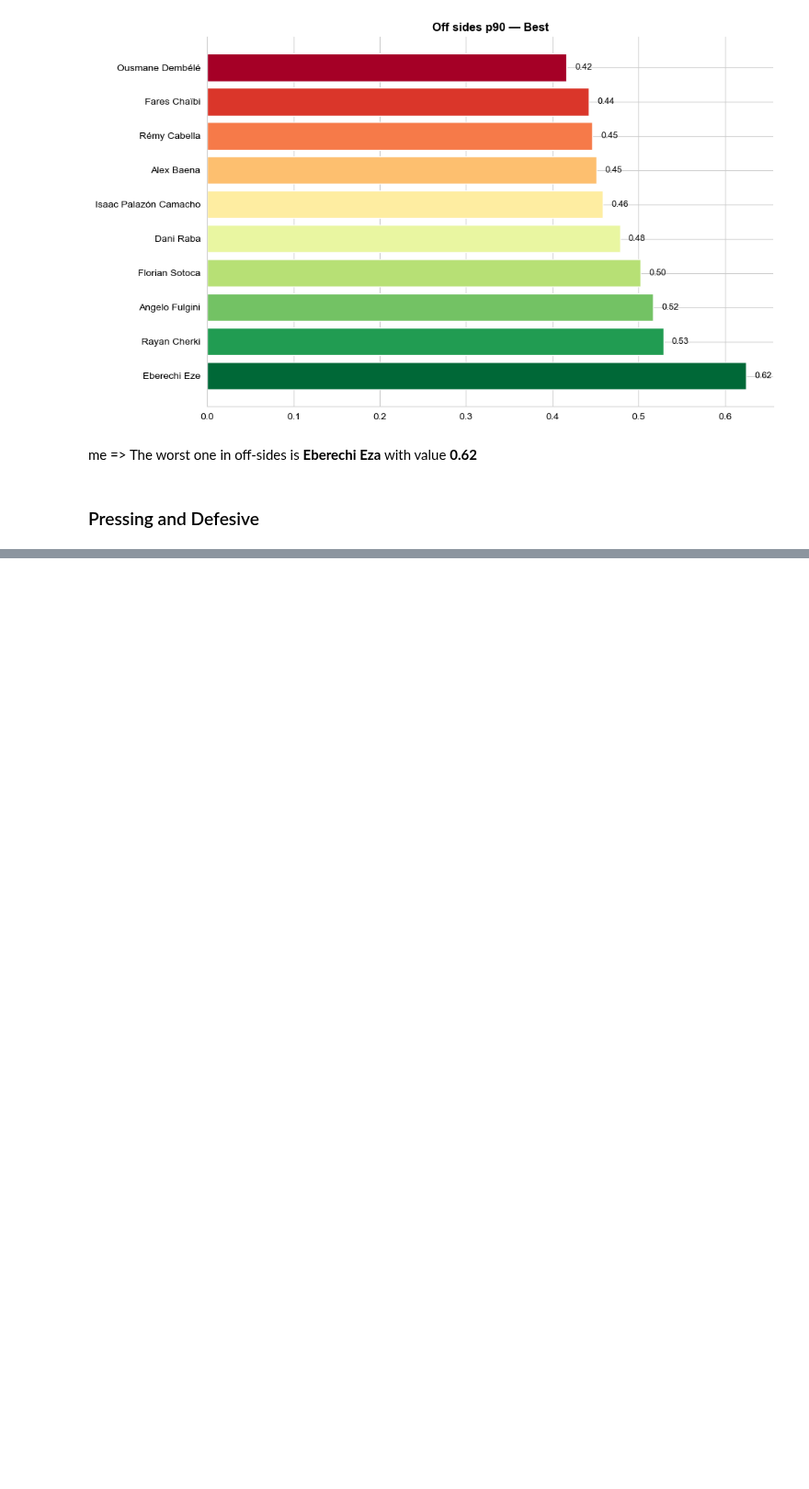
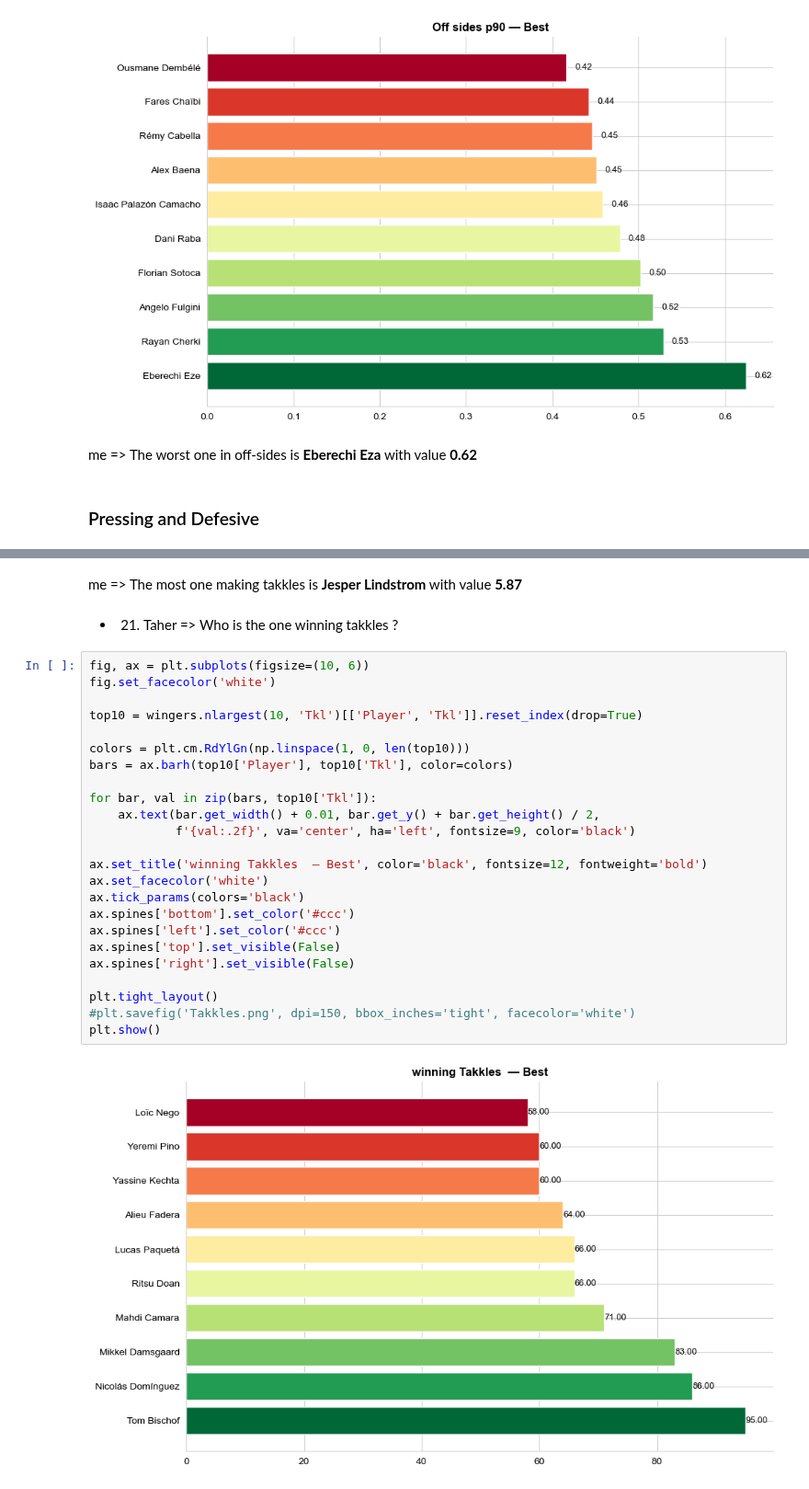
Before and after one commit to MoustafaMohamedMahmoud/Football, a Jupyter notebook: Football_Python_Notebook.ipynb, the cells around one changed output, grey strips where cells are left out. Shown at 92% size. Drawn from its saved outputs; the diff is of its cells as text; blank space fills up the shorter version.

```diff
--- a/Football_Python_Notebook.ipynb
+++ b/Football_Python_Notebook.ipynb
@@ -1170,0 +1201,30 @@ me => The worst one in off-sides is **Eberechi Eza** with value **0.62**
+# %% [markdown]
+me => The most one making takkles is **Jesper Lindstrom** with value **5.87**
+# %% [markdown]
+- 21. Taher => Who is the one winning takkles ?
+# %%
+fig, ax = plt.subplots(figsize=(10, 6))
+fig.set_facecolor('white')
+
+top10 = wingers.nlargest(10, 'Tkl')[['Player', 'Tkl']].reset_index(drop=True)
+
+colors = plt.cm.RdYlGn(np.linspace(1, 0, len(top10)))
+bars = ax.barh(top10['Player'], top10['Tkl'], color=colors)
+
+for bar, val in zip(bars, top10['Tkl']):
+    ax.text(bar.get_width() + 0.01, bar.get_y() + bar.get_height() / 2,
+            f'{val:.2f}', va='center', ha='left', fontsize=9, color='black')
+
+ax.set_title('winning Takkles  — Best', color='black', fontsize=12, fontweight='bold')
+ax.set_facecolor('white')
+ax.tick_params(colors='black')
+ax.spines['bottom'].set_color('#ccc')
+ax.spines['left'].set_color('#ccc')
+ax.spines['top'].set_visible(False)
+ax.spines['right'].set_visible(False)
+
+plt.tight_layout()
+#plt.savefig('Takkles.png', dpi=150, bbox_inches='tight', facecolor='white')
+plt.show()
+# %% [output]
+[figure, added]
```
Also changed, not shown: parts of 17 cells of this notebook.
